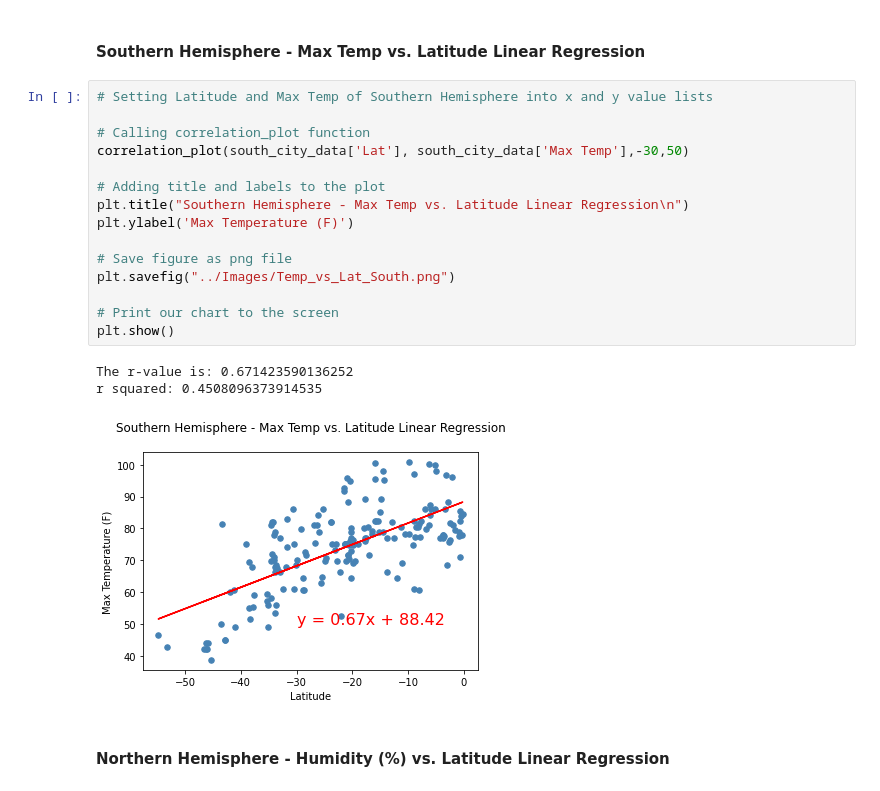
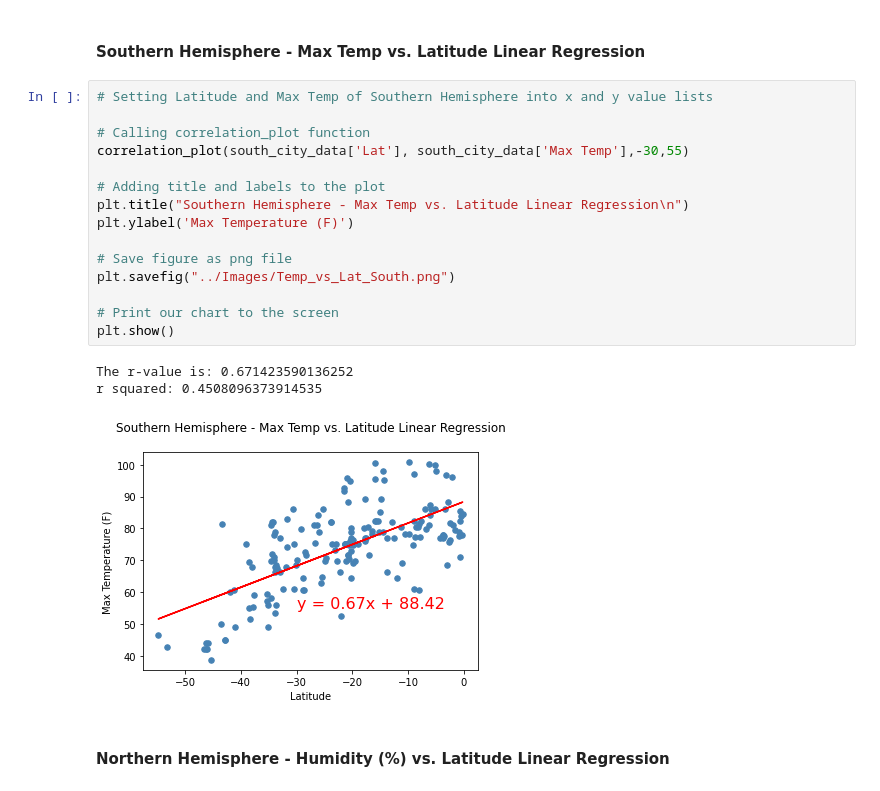
Before and after one commit to CicilyGeorge/python-api-challenge, a Jupyter notebook: code/WeatherPy.ipynb, the cells around one changed output. Cells and saved outputs as stored; diff of their text form.

```diff
--- a/code/WeatherPy.ipynb
+++ b/code/WeatherPy.ipynb
@@ -334,22 +303,22 @@ r squared: 0.7549724290088329
 # %%
 # Setting Latitude and Max Temp of Southern Hemisphere into x and y value lists
 
 # Calling correlation_plot function
-correlation_plot(south_city_data['Lat'], south_city_data['Max Temp'],-30,50)
+correlation_plot(south_city_data['Lat'], south_city_data['Max Temp'],-30,55)
 
 # Adding title and labels to the plot
 plt.title("Southern Hemisphere - Max Temp vs. Latitude Linear Regression\n")
 plt.ylabel('Max Temperature (F)')
 
 # Save figure as png file
 plt.savefig("../Images/Temp_vs_Lat_South.png")
 
 # Print our chart to the screen
 plt.show()
 # %% [output]
 The r-value is: 0.671423590136252
 r squared: 0.4508096373914535
-[figure, old version]
+[figure, new version]
 # %% [markdown]
 ####  Northern Hemisphere - Humidity (%) vs. Latitude Linear Regression
 # %%
```
Also changed, not shown: parts of 7 cells of this notebook, 3 other files.
